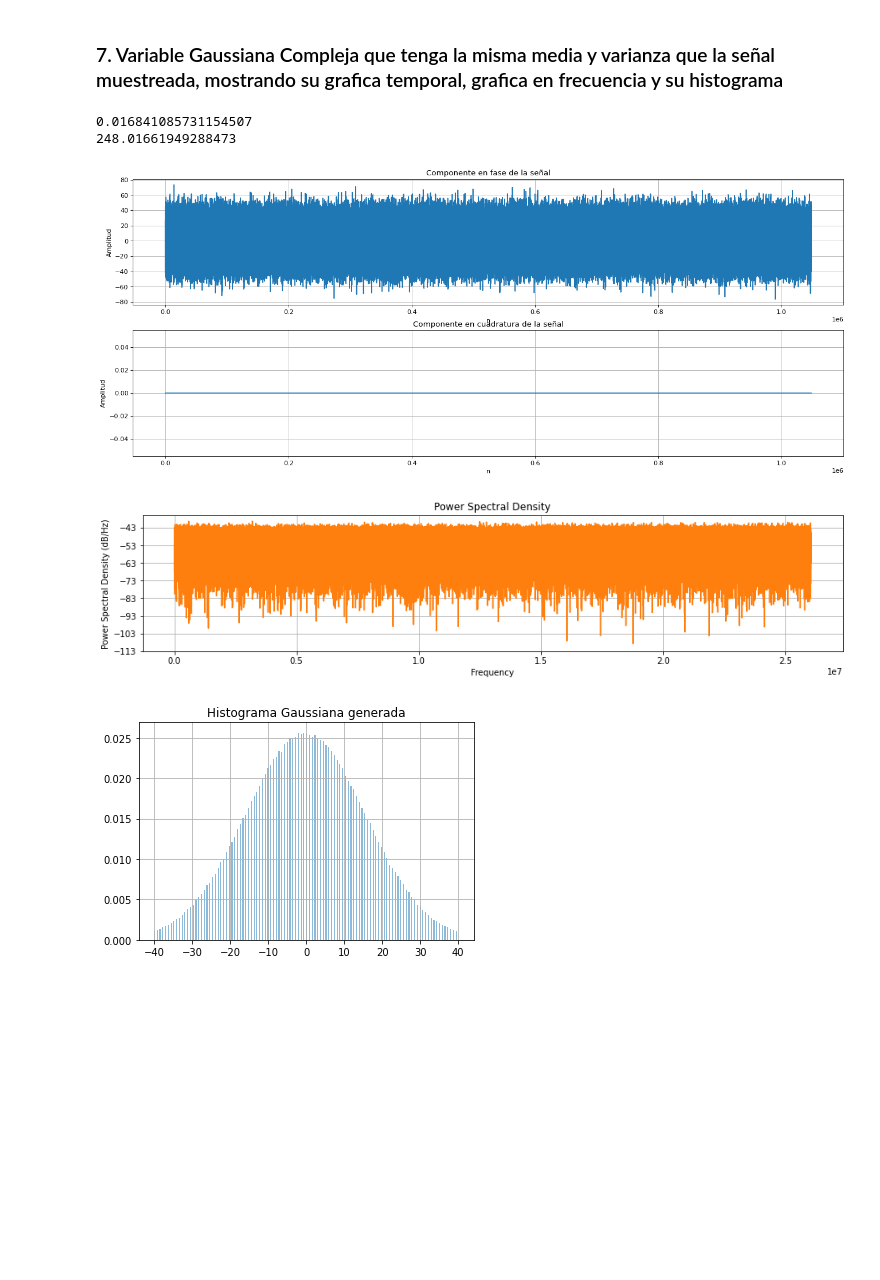
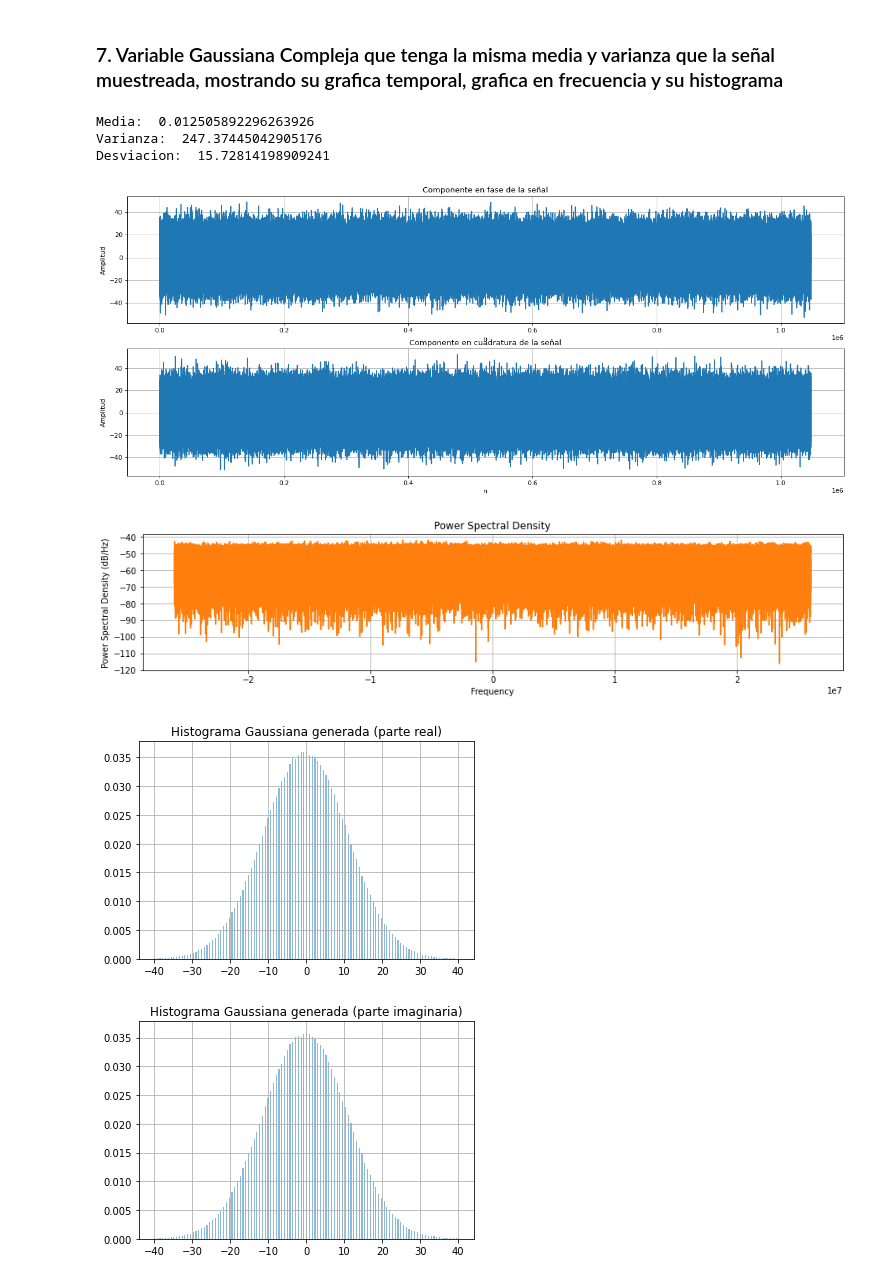
Before and after one commit to simi-sai/Com_Digitales, a Jupyter notebook: Laboratorios/Laboratorio 2 - Caracterizacion Ruido Gaussiano.ipynb, the cells around one changed output. Saved outputs shown, nothing was run; the diff lists cells and outputs as text; code cells hidden in the pictures; blank space fills up the shorter version.

```diff
--- a/Laboratorios/Laboratorio 2 - Caracterizacion Ruido Gaussiano.ipynb
+++ b/Laboratorios/Laboratorio 2 - Caracterizacion Ruido Gaussiano.ipynb
@@ -193,26 +211,42 @@ sm.qqplot(rxSignal.real, line = "s")
 # %% [markdown]
 ### 7. Variable Gaussiana Compleja que tenga la misma media y varianza que la señal muestreada, mostrando su grafica temporal, grafica en frecuencia y su histograma
 # %%
-gaussiana = np.random.normal(loc = media.real, scale = desviacion, size = 2**20)
+media_real = rxSignal.real.mean()
+desviacion_real = rxSignal.real.std()
+media_imag = rxSignal.imag.mean()
+desviacion_imaginaria = rxSignal.imag.std()
 
-print(gaussiana.mean())
-print(gaussiana.var())
-# Como se observa tiene la misma media y varianza, el problema es que no es Compleja...
-# ...no encontré como hacerla.
+parte_real = np.random.normal(loc = media_real, scale = desviacion_real, size = 2**20)
+parte_imaginaria = np.random.normal(loc = media_imag, scale = desviacion_imaginaria, size = 2**20)
+
+gaussiana = parte_real + 1j * parte_imaginaria
+
+print("Media: ", gaussiana.mean().real)
+print("Varianza: ", gaussiana.var())
+print("Desviacion: ", gaussiana.std())
+# Como se observa tiene la misma media y varianza
 
 plotSignal(gaussiana)
 plotSpect(gaussiana,SamplingRate)
 
 plt.hist(gaussiana.real, bins = 110, density = True, range = (-40,40), width = 0.3, alpha = 0.5)
 plt.hist
-plt.title("Histograma Gaussiana generada")
+plt.title("Histograma Gaussiana generada (parte real)")
 plt.grid()
 plt.show()
+
+plt.hist(gaussiana.imag, bins = 110, density = True, range = (-40,40), width = 0.3, alpha = 0.5)
+plt.hist
+plt.title("Histograma Gaussiana generada (parte imaginaria)")
+plt.grid()
+plt.show()
 # %% [output]
-0.016841085731154507
-248.01661949288473
+Media:  0.012505892296263926
+Varianza:  247.37445042905176
+Desviacion:  15.72814198909241
-[figure, old version]
+[figure, new version]
-[figure, old version]
+[figure, new version]
-[figure, old version]
+[figure, new version]
+[figure, added]
 # %% [markdown]
 ### Conclusión:
```
Also changed, not shown: parts of 12 cells of this notebook.
